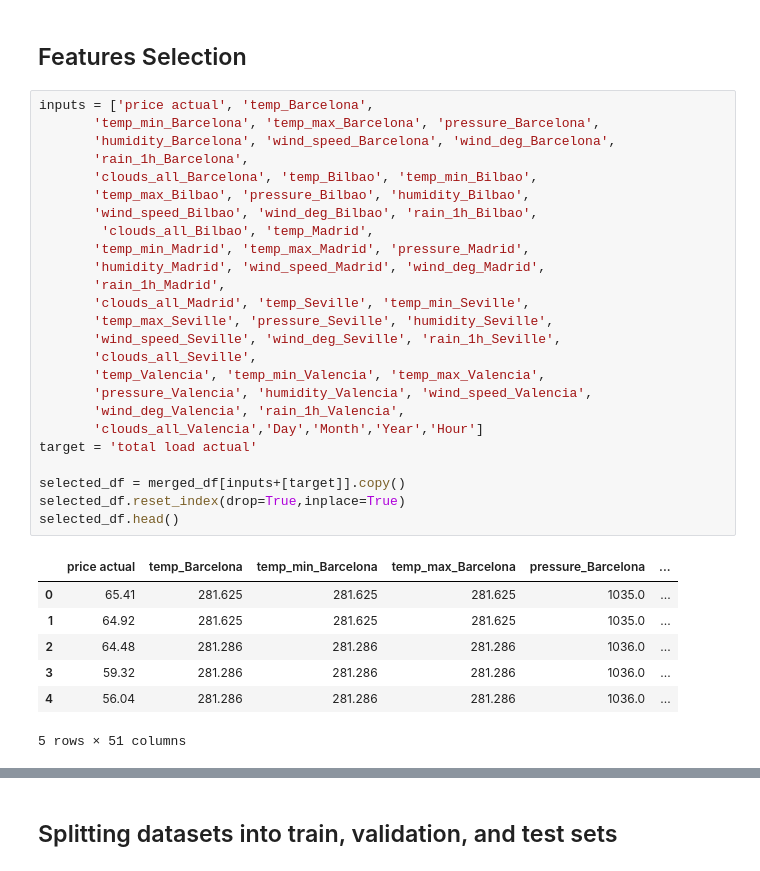
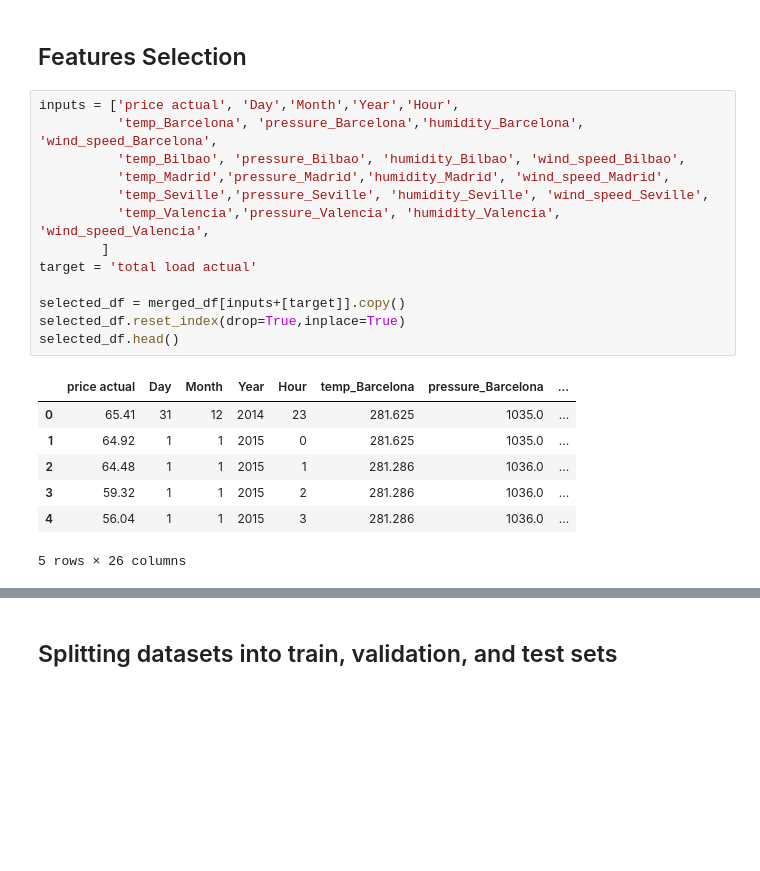
Before and after one commit to alamgirakash2000/electric-load-consumption-forcasting, a Jupyter notebook: after-merging.ipynb, the cells around one changed output, grey strips where cells are left out. Saved outputs shown, nothing was run; the diff lists cells and outputs as text; blank space fills up the shorter version.

```diff
--- a/after-merging.ipynb
+++ b/after-merging.ipynb
@@ -82,36 +82,24 @@ merged_df.head()
 5 rows × 89 columns
 # %% [markdown]
 ## Features Selection
-# %%
-inputs = ['price actual', 'temp_Barcelona',
-       'temp_min_Barcelona', 'temp_max_Barcelona', 'pressure_Barcelona',
-       'humidity_Barcelona', 'wind_speed_Barcelona', 'wind_deg_Barcelona',
-       'rain_1h_Barcelona',
-       'clouds_all_Barcelona', 'temp_Bilbao', 'temp_min_Bilbao',
-       'temp_max_Bilbao', 'pressure_Bilbao', 'humidity_Bilbao',
-       'wind_speed_Bilbao', 'wind_deg_Bilbao', 'rain_1h_Bilbao',
-        'clouds_all_Bilbao', 'temp_Madrid',
-       'temp_min_Madrid', 'temp_max_Madrid', 'pressure_Madrid',
-       'humidity_Madrid', 'wind_speed_Madrid', 'wind_deg_Madrid',
-       'rain_1h_Madrid',
-       'clouds_all_Madrid', 'temp_Seville', 'temp_min_Seville',
-       'temp_max_Seville', 'pressure_Seville', 'humidity_Seville',
-       'wind_speed_Seville', 'wind_deg_Seville', 'rain_1h_Seville',
-       'clouds_all_Seville',
-       'temp_Valencia', 'temp_min_Valencia', 'temp_max_Valencia',
-       'pressure_Valencia', 'humidity_Valencia', 'wind_speed_Valencia',
-       'wind_deg_Valencia', 'rain_1h_Valencia',
-       'clouds_all_Valencia','Day','Month','Year','Hour']
-target = 'total load actual'
-
-selected_df = merged_df[inputs+[target]].copy()
-selected_df.reset_index(drop=True,inplace=True)
-selected_df.head()
-# %% [output]
-|  | price actual | temp_Barcelona | temp_min_Barcelona | temp_max_Barcelona | pressure_Barcelona | ... |
-| 0 | 65.41 | 281.625 | 281.625 | 281.625 | 1035.0 | ... |
-| 1 | 64.92 | 281.625 | 281.625 | 281.625 | 1035.0 | ... |
-| 2 | 64.48 | 281.286 | 281.286 | 281.286 | 1036.0 | ... |
-| 3 | 59.32 | 281.286 | 281.286 | 281.286 | 1036.0 | ... |
-| 4 | 56.04 | 281.286 | 281.286 | 281.286 | 1036.0 | ... |
-5 rows × 51 columns
+# %%
+inputs = ['price actual', 'Day','Month','Year','Hour',
+          'temp_Barcelona', 'pressure_Barcelona','humidity_Barcelona', 'wind_speed_Barcelona',
+          'temp_Bilbao', 'pressure_Bilbao', 'humidity_Bilbao', 'wind_speed_Bilbao',
+          'temp_Madrid','pressure_Madrid','humidity_Madrid', 'wind_speed_Madrid',
+          'temp_Seville','pressure_Seville', 'humidity_Seville', 'wind_speed_Seville',
+          'temp_Valencia','pressure_Valencia', 'humidity_Valencia', 'wind_speed_Valencia',
+        ]
+target = 'total load actual'
+
+selected_df = merged_df[inputs+[target]].copy()
+selected_df.reset_index(drop=True,inplace=True)
+selected_df.head()
+# %% [output]
+|  | price actual | Day | Month | Year | Hour | temp_Barcelona | pressure_Barcelona | ... |
+| 0 | 65.41 | 31 | 12 | 2014 | 23 | 281.625 | 1035.0 | ... |
+| 1 | 64.92 | 1 | 1 | 2015 | 0 | 281.625 | 1035.0 | ... |
+| 2 | 64.48 | 1 | 1 | 2015 | 1 | 281.286 | 1036.0 | ... |
+| 3 | 59.32 | 1 | 1 | 2015 | 2 | 281.286 | 1036.0 | ... |
+| 4 | 56.04 | 1 | 1 | 2015 | 3 | 281.286 | 1036.0 | ... |
+5 rows × 26 columns
```
Also changed, not shown: parts of 11 cells of this notebook, 1 other file.
